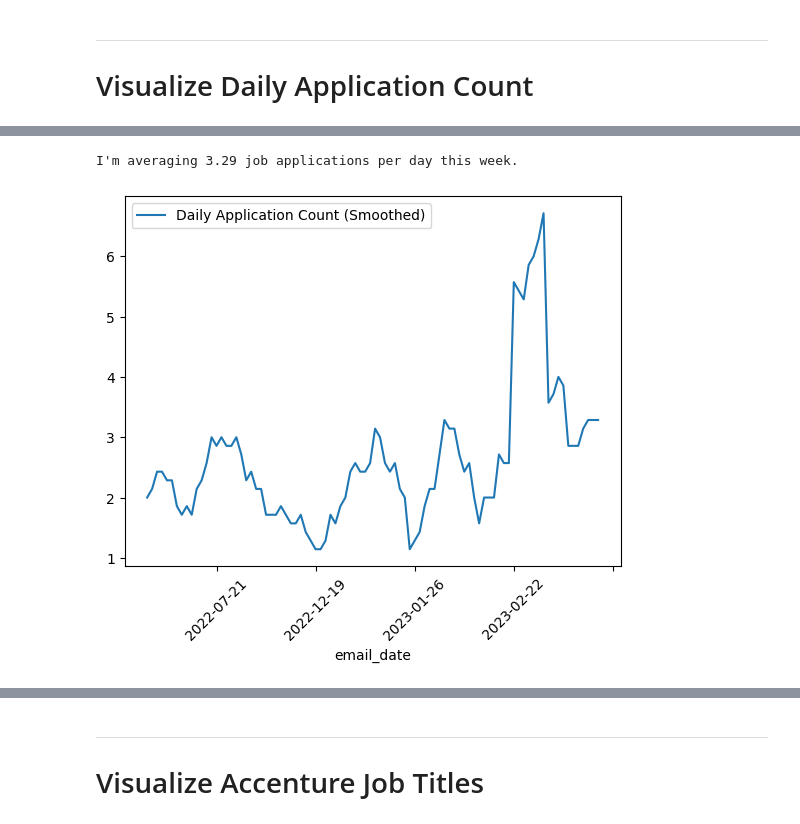
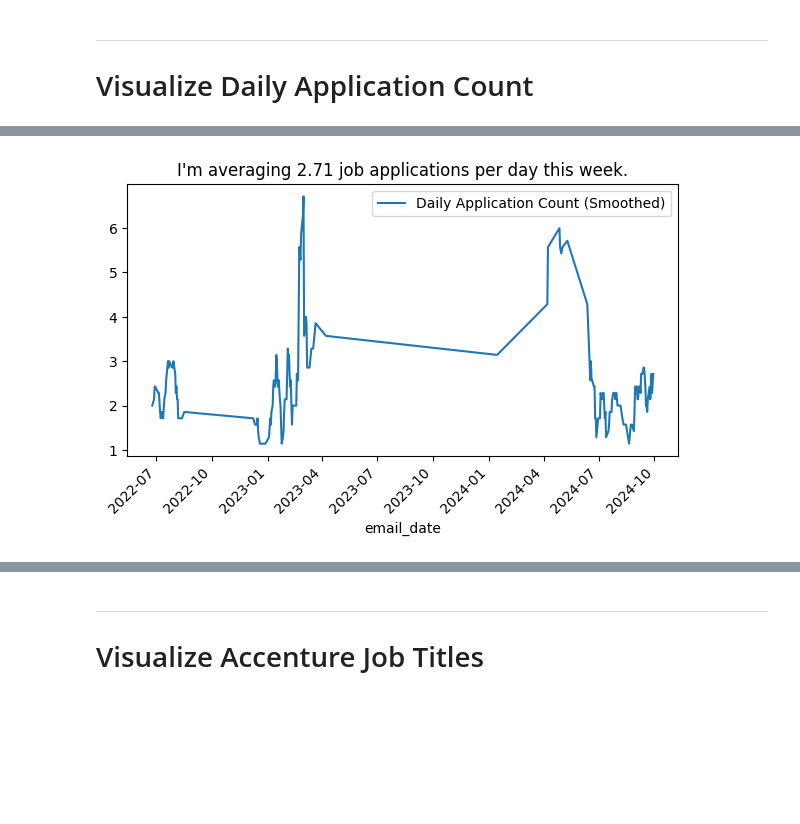
Before and after one commit to dbabbitt/job-hunting, a Jupyter notebook: visualizations/Progress by Date.ipynb, the cells around one changed output, grey strips where cells are left out. Saved outputs shown, nothing was run; the diff lists cells and outputs as text; code cells hidden in the pictures; blank space fills up the shorter version.

```diff
--- a/visualizations/Progress by Date.ipynb
+++ b/visualizations/Progress by Date.ipynb
@@ -60,14 +29,17 @@ cu = CypherUtilities(
 cypher_str = '''
     // Find all FileNames nodes in the graph with progress dates
     MATCH (fn:FileNames)
-    WHERE (fn.opportunity_application_email_date IS NOT NULL)
+
+    // Count job hunting activity since last day of work
+    WHERE ((fn.opportunity_application_email_date <= date()) AND (fn.opportunity_application_email_date >= date("2024-06-13")))
 
     // Return the progress dates, including the last technical interview date
     RETURN
         fn.opportunity_application_email_date AS opportunity_application_email_date,
         fn.recruiter_screen_date AS recruiter_screen_date,
         fn.technical_interview_dates[-1] AS technical_interview_date,
-        fn.rejection_email_date AS rejection_email_date
+        fn.rejection_email_date AS rejection_email_date,
+        fn.percent_fit AS percent_fit
 
     // Sort the results by successive progress dates
     ORDER BY
@@ -183,12 +75,16 @@ fig.show()
 # Visualize Daily Application Count
 # %%
 
+from pandas import Interval
+import pandas as pd
+
 cypher_str = '''
-    // Find all FileNames nodes in the graph and filter out any nodes where a cover letter hasn't been mailed
+    // Find all FileNames nodes in the graph and filter out any nodes where an application hasn't been filled out
     MATCH (fn:FileNames)
     WHERE
         (fn.is_opportunity_application_emailed = true)
-        AND (fn.opportunity_application_email_date IS NOT NULL)
+        //AND ((fn.opportunity_application_email_date <= date()) AND (fn.opportunity_application_email_date >= date("2024-06-13")))
+        AND (fn.opportunity_application_email_date <= date())
 
     // Return the email date and fitness
     WITH fn, date(fn.opportunity_application_email_date) AS email_date
@@ -199,5 +95,10 @@ cypher_str = '''
 row_objs_list = []
 with cu.driver.session() as session:
     row_objs_list = session.write_transaction(cu.do_cypher_tx, cypher_str)
-if row_objs_list:
-    email_dates_df = DataFrame(row_objs_list)
+assert row_objs_list, "Nothing to work with here"
+email_dates_df = DataFrame(row_objs_list)
+
+# Convert neo4j.time.Date to pandas datetime
+email_dates_df['email_date'] = pd.to_datetime(email_dates_df['email_date'].map(lambda x: x.to_native()))
+email_dates_df['iso_week_number'] = email_dates_df['email_date'].map(lambda x: x.isocalendar()[1])
+intervals_list = email_dates_df.percent_fit.value_counts(sort=False, bins=3).index.to_list()
@@ -270,9 +291,8 @@ I'm averaging 3.29 job applications per day this week.
 # %%
 
-df = email_dates_df.groupby('email_date').count().rename(columns={'percent_fit': 'Daily Application Count (Smoothed)'}).rolling(7).mean()
-print(f"I'm averaging {df.iloc[-1].squeeze():.3} job applications per day this week.")
-fig, ax = plt.subplots()
+df = email_dates_df.groupby('email_date').count().rename(columns={'percent_fit': 'Daily Application Count (Smoothed)'}).rolling(7).mean().drop(columns=['iso_week_number'])
+fig, ax = plt.subplots(figsize=(4*nu.twitter_aspect_ratio, 4))
+ax.set_title(f"I'm averaging {df.iloc[-1]['Daily Application Count (Smoothed)']:.3} job applications per day this week.")
 df.plot(kind='line', rot=45, ax=ax);
 # %% [output]
-I'm averaging 3.29 job applications per day this week.
-[figure, old version]
+[figure, new version]
```
Also changed, not shown: parts of 32 cells of this notebook, 30 other files.
